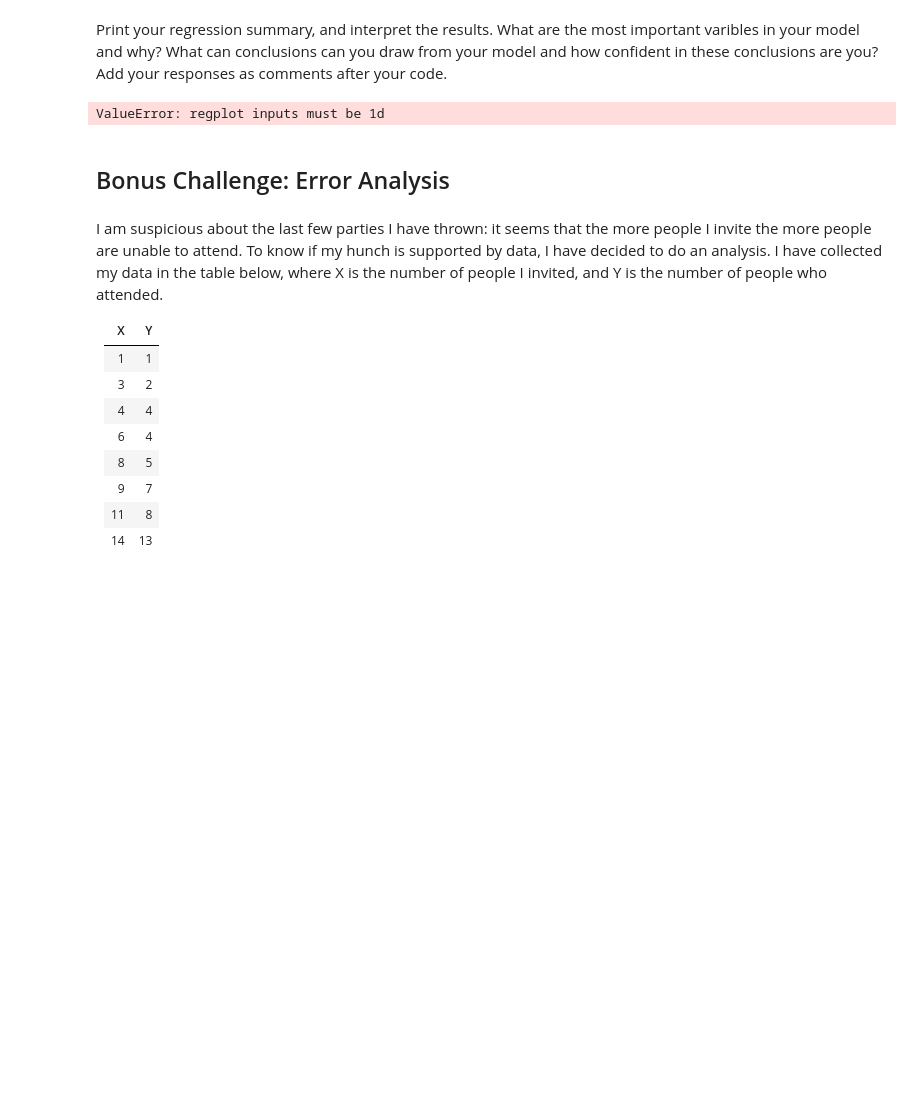
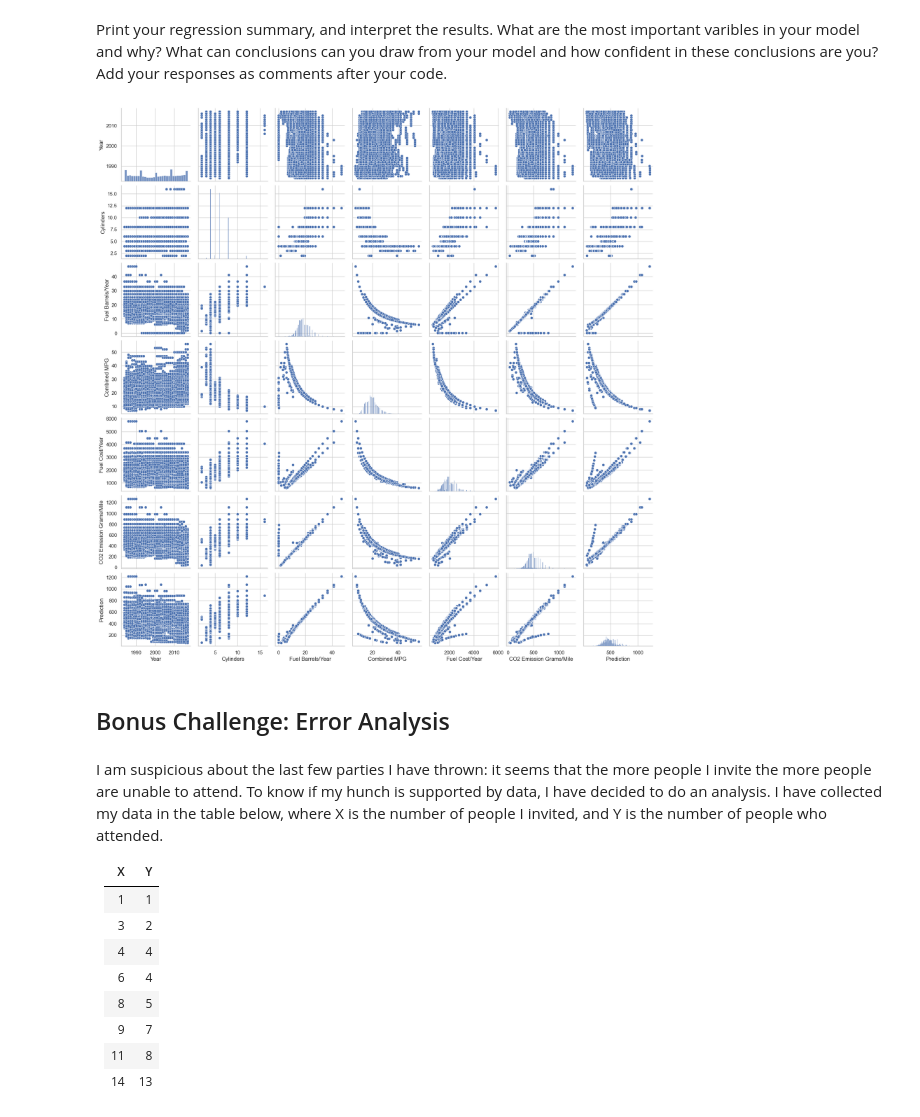
Before and after one commit to Ironhack-data-bcn-oct-2022/lab-regression-analysis, a Jupyter notebook: your-code.ipynb, the cells around one changed output. Drawn from its saved outputs; the diff is of its cells as text; code cells hidden in the pictures; blank space fills up the shorter version.

```diff
--- a/your-code.ipynb
+++ b/your-code.ipynb
@@ -247,10 +300,10 @@ strong multicollinearity or other numerical problems.
 # %% [markdown]
 Print your regression summary, and interpret the results. What are the most important varibles in your model and why? What can conclusions can you draw from your model and how confident in these conclusions are you? Add your responses as comments after your code.
-# %%
-# Your response here.
-sns.regplot(df2)
-# %% [output]
-ValueError: regplot inputs must be 1d
+# %%
+sns.pairplot(df2)
+plt.show()
+# %% [output]
+[figure, added]
 # %% [markdown]
 ## Bonus Challenge: Error Analysis
 # %% [markdown]
```
Also changed, not shown: parts of 10 cells of this notebook.
